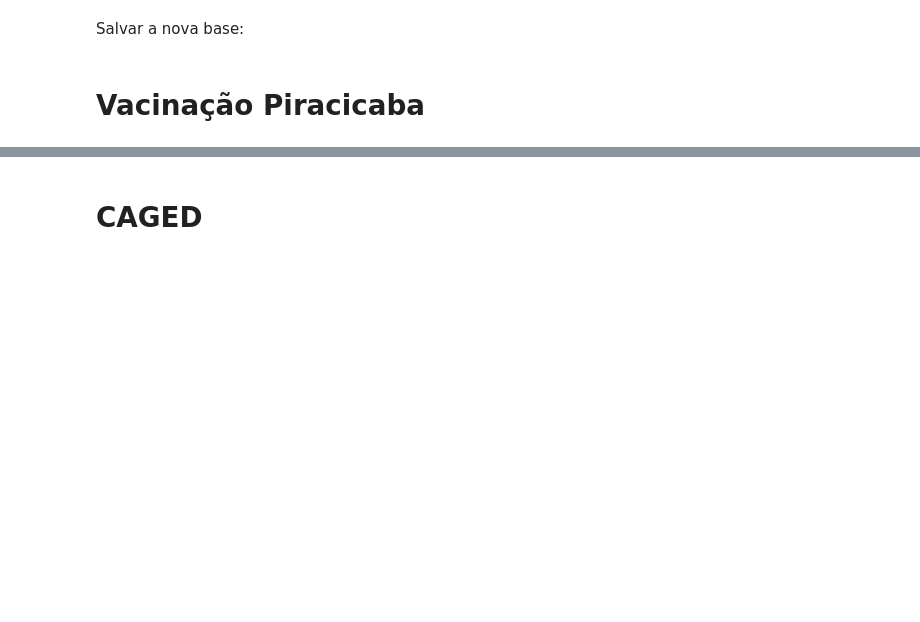
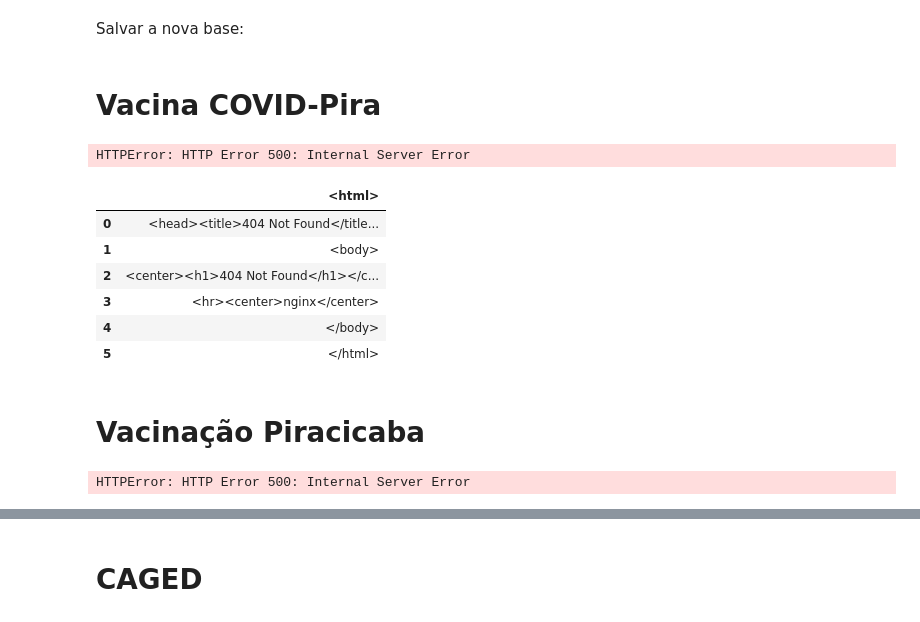
Before and after one commit to yanprada/platform-curiocidades, a Jupyter notebook: notebook/Cria as Tabelas.ipynb, the cells around one changed output, grey strips where cells are left out. Saved outputs shown, nothing was run; the diff lists cells and outputs as text; code cells hidden in the pictures; blank space fills up the shorter version.

```diff
--- a/notebook/Cria as Tabelas.ipynb
+++ b/notebook/Cria as Tabelas.ipynb
@@ -1655,3 +1665,5 @@ covid
 Salvar a nova base:
 # %%
 covid.to_csv(path_download15)
+# %% [markdown]
+# Vacina COVID-Pira
@@ -1658,2 +1676,23 @@ covid.to_csv(path_download15)
+# %%
+df=pd.read_excel("https://www.saopaulo.sp.gov.br/wp-content/uploads/2021/02/20210209_Capacidade-de-testagem.xlsx")
+# %% [output]
+HTTPError: HTTP Error 500: Internal Server Error
+# %%
+import pandas as pd
+import io
+import requests
+url="https://www.saopaulo.sp.gov.br/wp-content/uploads/2021/02/20210225_vacinometro.csv"
+s=requests.get(url).content
+c=pd.read_csv(io.StringIO(s.decode('utf-8')))
+# %%
+c
+# %% [output]
+|  | <html> |
+| 0 | <head><title>404 Not Found</title... |
+| 1 | <body> |
+| 2 | <center><h1>404 Not Found</h1></c... |
+| 3 | <hr><center>nginx</center> |
+| 4 | </body> |
+| 5 | </html> |
 # %% [markdown]
 # Vacinação Piracicaba
@@ -1660,3 +1705,12 @@ covid.to_csv(path_download15)
+# %%
+if int(hora)<19:
+    link= "https://www.saopaulo.sp.gov.br/wp-content/uploads/2021/{}/2021{}{}_painel_distribuicao_doses.csv".format(mes,mes,dontem)
+    dfVacina = pd.read_csv(link)
+else:
+    link = "https://www.saopaulo.sp.gov.br/wp-content/uploads/2021/{}/2021{}{}_painel_distribuicao_doses.csv".format(mes,mes,dhoje)
+    dfVacina = pd.read_csv(link)
+# %% [output]
+HTTPError: HTTP Error 500: Internal Server Error
 # %%
 dfVacina = pd.read_csv("https://public.tableau.com/vizql/w/PaineldeAplicaodeVacinas-Municipios/v/EvoluodeVacinao/vudcsv/sessions/F2C68EDC797343519AB6E037505AFB0B-0:0/views/2885672936879321013_4854519555472661976?summary=true",';')
 dfVacina = dfVacina[dfVacina['Municipio']=='PIRACICABA']
```
Also changed, not shown: parts of 6 cells of this notebook, 31 other files.
